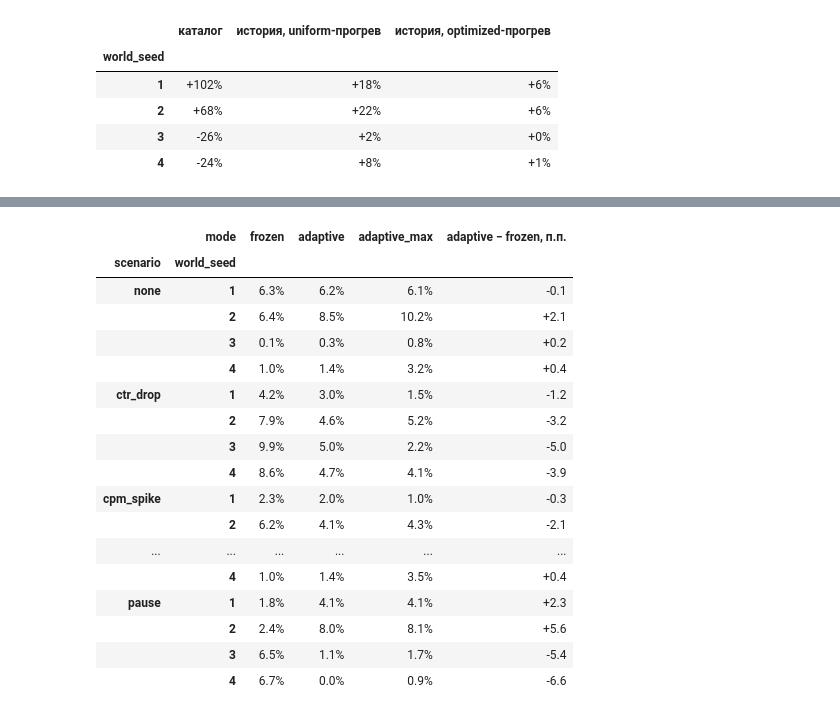
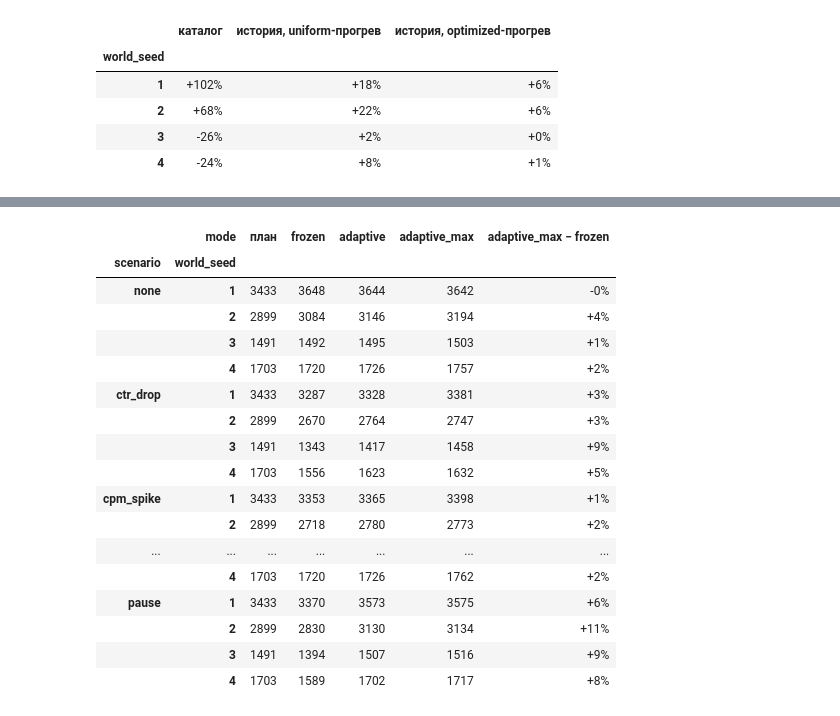
Before and after one commit to The-Gleb/media_planner, a Jupyter notebook: tools/evaluation/results/analysis.ipynb, the cells around one changed output, grey strips where cells are left out. Saved outputs shown, nothing was run; the diff lists cells and outputs as text; code cells hidden in the pictures.

```diff
--- a/tools/evaluation/results/analysis.ipynb
+++ b/tools/evaluation/results/analysis.ipynb
@@ -129,24 +132,24 @@ fig.tight_layout(); fig.savefig(FIG / 'ctr_drop_kpi.png', dpi=120); plt.show()
 # %%
-by = final.set_index(['scenario', 'world_seed', 'mode'])['final_dev_kpi'].abs().unstack('mode')[['frozen', 'adaptive', 'adaptive_max']]
-by = by.reindex(SCENARIOS, level=0)
-by['adaptive − frozen, п.п.'] = (by['adaptive'] - by['frozen']) * 100
-by.style.format({'frozen': '{:.1%}', 'adaptive': '{:.1%}', 'adaptive_max': '{:.1%}', 'adaptive − frozen, п.п.': '{:+.1f}'})
+by = final.set_index(['scenario', 'world_seed', 'mode'])['fact_kpi'].unstack('mode')[['frozen', 'adaptive', 'adaptive_max']].reindex(SCENARIOS, level=0)
+by['план'] = final[final['mode'] == 'frozen'].set_index(['scenario', 'world_seed'])['plan_kpi'].reindex(by.index)
+by['adaptive_max − frozen'] = (by['adaptive_max'] / by['frozen'] - 1)
+by[['план', 'frozen', 'adaptive', 'adaptive_max', 'adaptive_max − frozen']].style.format({'план': '{:.0f}', 'frozen': '{:.0f}', 'adaptive': '{:.0f}', 'adaptive_max': '{:.0f}', 'adaptive_max − frozen': pct})
 # %% [output]
-|  | mode | frozen | adaptive | adaptive_max | adaptive − frozen, п.п. |
-| scenario | world_seed |  |  |  |  |
-| none | 1 | 6.3% | 6.2% | 6.1% | -0.1 |
-|  | 2 | 6.4% | 8.5% | 10.2% | +2.1 |
-|  | 3 | 0.1% | 0.3% | 0.8% | +0.2 |
-|  | 4 | 1.0% | 1.4% | 3.2% | +0.4 |
-| ctr_drop | 1 | 4.2% | 3.0% | 1.5% | -1.2 |
-|  | 2 | 7.9% | 4.6% | 5.2% | -3.2 |
-|  | 3 | 9.9% | 5.0% | 2.2% | -5.0 |
-|  | 4 | 8.6% | 4.7% | 4.1% | -3.9 |
-| cpm_spike | 1 | 2.3% | 2.0% | 1.0% | -0.3 |
-|  | 2 | 6.2% | 4.1% | 4.3% | -2.1 |
-| ... | ... | ... | ... | ... | ... |
-|  | 4 | 1.0% | 1.4% | 3.5% | +0.4 |
-| pause | 1 | 1.8% | 4.1% | 4.1% | +2.3 |
-|  | 2 | 2.4% | 8.0% | 8.1% | +5.6 |
-|  | 3 | 6.5% | 1.1% | 1.7% | -5.4 |
-|  | 4 | 6.7% | 0.0% | 0.9% | -6.6 |
+|  | mode | план | frozen | adaptive | adaptive_max | adaptive_max − frozen |
+| scenario | world_seed |  |  |  |  |  |
+| none | 1 | 3433 | 3648 | 3644 | 3642 | -0% |
+|  | 2 | 2899 | 3084 | 3146 | 3194 | +4% |
+|  | 3 | 1491 | 1492 | 1495 | 1503 | +1% |
+|  | 4 | 1703 | 1720 | 1726 | 1757 | +2% |
+| ctr_drop | 1 | 3433 | 3287 | 3328 | 3381 | +3% |
+|  | 2 | 2899 | 2670 | 2764 | 2747 | +3% |
+|  | 3 | 1491 | 1343 | 1417 | 1458 | +9% |
+|  | 4 | 1703 | 1556 | 1623 | 1632 | +5% |
+| cpm_spike | 1 | 3433 | 3353 | 3365 | 3398 | +1% |
+|  | 2 | 2899 | 2718 | 2780 | 2773 | +2% |
+| ... | ... | ... | ... | ... | ... | ... |
+|  | 4 | 1703 | 1720 | 1726 | 1762 | +2% |
+| pause | 1 | 3433 | 3370 | 3573 | 3575 | +6% |
+|  | 2 | 2899 | 2830 | 3130 | 3134 | +11% |
+|  | 3 | 1491 | 1394 | 1507 | 1516 | +9% |
+|  | 4 | 1703 | 1589 | 1702 | 1717 | +8% |
```
Also changed, not shown: parts of 19 cells of this notebook, 10 other files.
